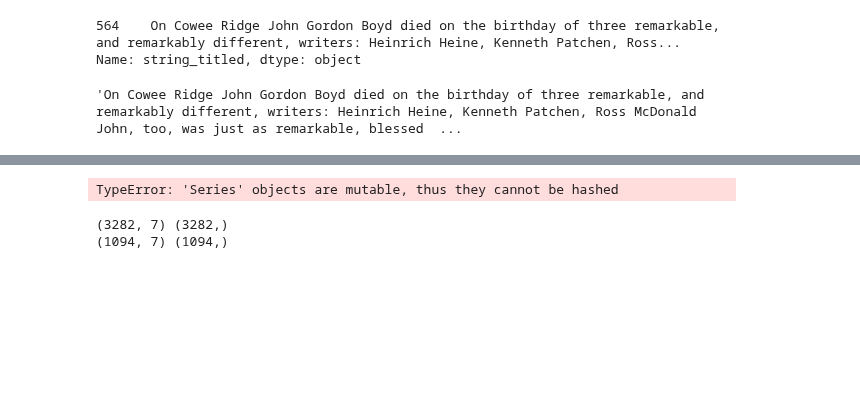
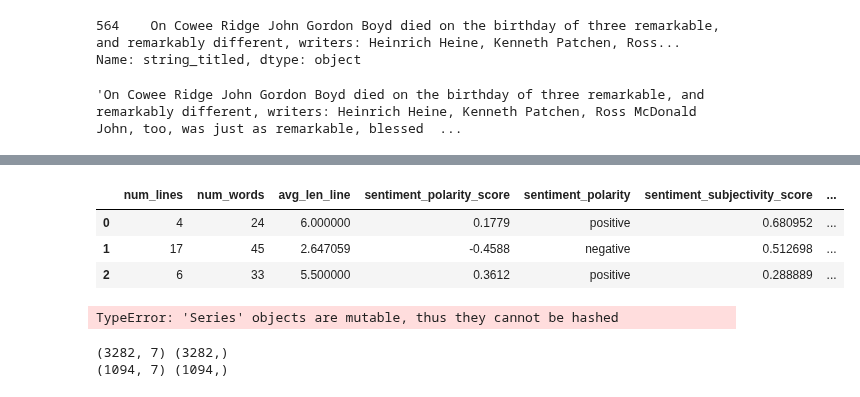
Before and after one commit to p-szymo/poetry_genre_classifier, a Jupyter notebook: 04b_doc_vectors_modeling_notebook.ipynb, the cells around one changed output, grey strips where cells are left out. Drawn from its saved outputs; the diff is of its cells as text; code cells hidden in the pictures; blank space fills up the shorter version.

```diff
--- a/04b_doc_vectors_modeling_notebook.ipynb
+++ b/04b_doc_vectors_modeling_notebook.ipynb
@@ -999,3 +1062,10 @@ URL: https://www.poetryfoundation.org/poems/53235/the-abracadabra-boys
+# %%
+df.iloc[0:3, 8:]
+# %% [output]
+|  | num_lines | num_words | avg_len_line | sentiment_polarity_score | sentiment_polarity | sentiment_subjectivity_score | ... |
+| 0 | 4 | 24 | 6.000000 | 0.1779 | positive | 0.680952 | ... |
+| 1 | 17 | 45 | 2.647059 | -0.4588 | negative | 0.512698 | ... |
+| 2 | 6 | 33 | 5.500000 | 0.3612 | positive | 0.288889 | ... |
 # %%
 # Search based on a keyword
 vec = model['bourbon']
```
Also changed, not shown: parts of 4 cells of this notebook.
